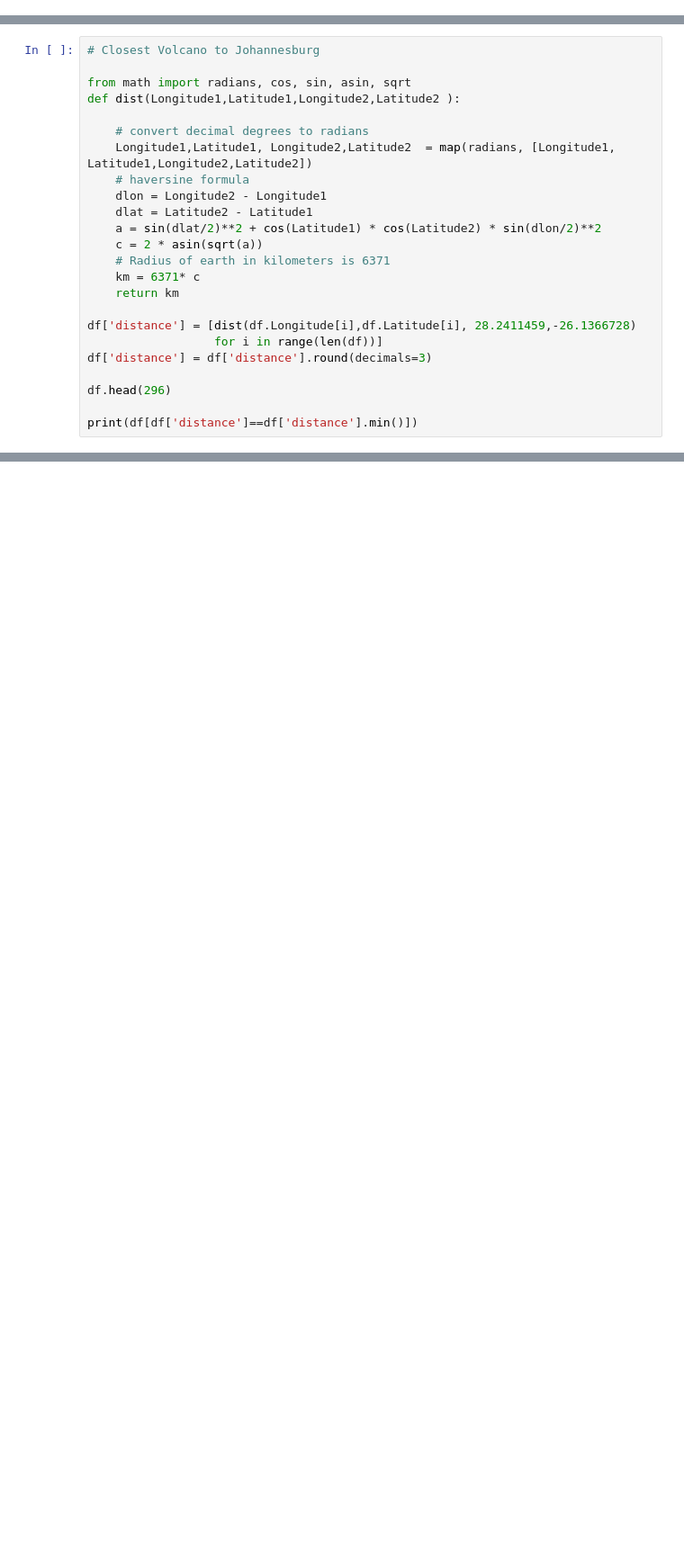
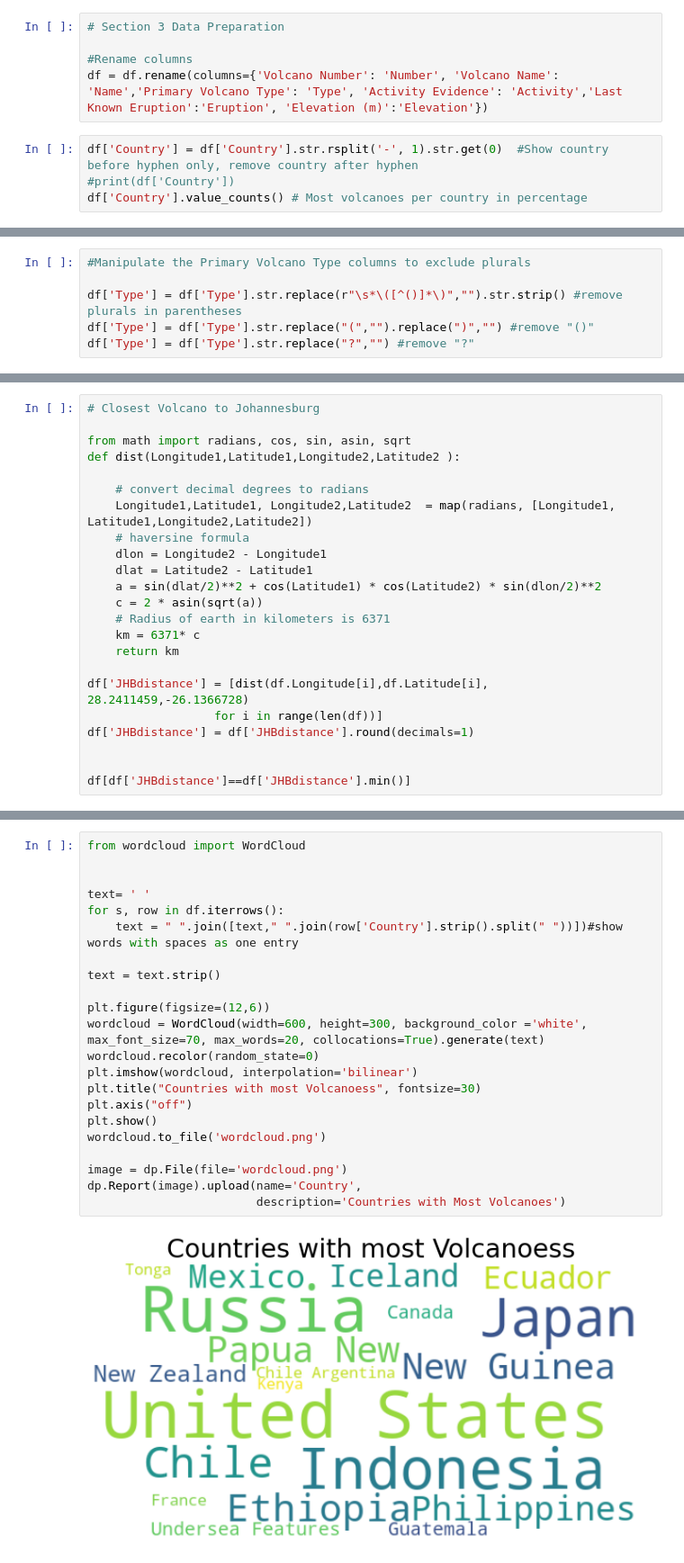
Before and after one commit to nirvannar/UdacityProject, a Jupyter notebook: Project1CrispDM.ipynb, the cells around one changed output, grey strips where cells are left out. Shown: that part at 90% size. Saved outputs shown, nothing was run; the diff lists cells and outputs as text; blank space fills up the shorter version.

```diff
--- a/Project1CrispDM.ipynb
+++ b/Project1CrispDM.ipynb
@@ -30,0 +97,9 @@ sns.heatmap(df.corr(), annot=True)
+# %%
+# Section 3 Data Preparation
+
+#Rename columns
+df = df.rename(columns={'Volcano Number': 'Number', 'Volcano Name': 'Name','Primary Volcano Type': 'Type', 'Activity Evidence': 'Activity','Last Known Eruption':'Eruption', 'Elevation (m)':'Elevation'})
+# %%
+df['Country'] = df['Country'].str.rsplit('-', 1).str.get(0)  #Show country before hyphen only, remove country after hyphen
+#print(df['Country'])
+df['Country'].value_counts() # Most volcanoes per country in percentage
@@ -30,0 +119,6 @@ sns.heatmap(df.corr(), annot=True)
+# %%
+#Manipulate the Primary Volcano Type columns to exclude plurals
+
+df['Type'] = df['Type'].str.replace(r"\s*\([^()]*\)","").str.strip() #remove plurals in parentheses
+df['Type'] = df['Type'].str.replace("(","").replace(")","") #remove "()"
+df['Type'] = df['Type'].str.replace("?","") #remove "?"
@@ -85,10 +433,9 @@ def dist(Longitude1,Latitude1,Longitude2,Latitude2 ):
     km = 6371* c
     return km
 
-df['distance'] = [dist(df.Longitude[i],df.Latitude[i], 28.2411459,-26.1366728)
+df['JHBdistance'] = [dist(df.Longitude[i],df.Latitude[i], 28.2411459,-26.1366728)
                   for i in range(len(df))]
-df['distance'] = df['distance'].round(decimals=3)
+df['JHBdistance'] = df['JHBdistance'].round(decimals=1)
 
-df.head(296)
 
-print(df[df['distance']==df['distance'].min()])
+df[df['JHBdistance']==df['JHBdistance'].min()]
@@ -98,0 +496,24 @@ df.loc[(df['Last Known Eruption'] == "2021 CE") & (df['distance'] <3000)] #Activ
+# %%
+from wordcloud import WordCloud
+
+
+text= ' '
+for s, row in df.iterrows():
+    text = " ".join([text," ".join(row['Country'].strip().split(" "))])#show words with spaces as one entry
+
+text = text.strip()
+
+plt.figure(figsize=(12,6))
+wordcloud = WordCloud(width=600, height=300, background_color ='white', max_font_size=70, max_words=20, collocations=True).generate(text)
+wordcloud.recolor(random_state=0)
+plt.imshow(wordcloud, interpolation='bilinear')
+plt.title("Countries with most Volcanoess", fontsize=30)
+plt.axis("off")
+plt.show()
+wordcloud.to_file('wordcloud.png')
+
+image = dp.File(file='wordcloud.png')
+dp.Report(image).upload(name='Country',
+                        description='Countries with Most Volcanoes')
+# %% [output]
+[figure, added]
```
Also changed, not shown: parts of 44 cells of this notebook, 1 other file.
